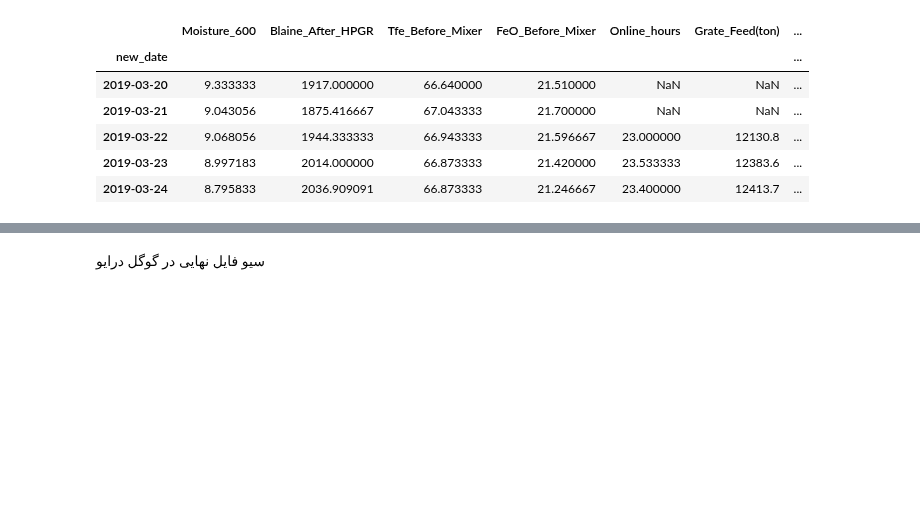
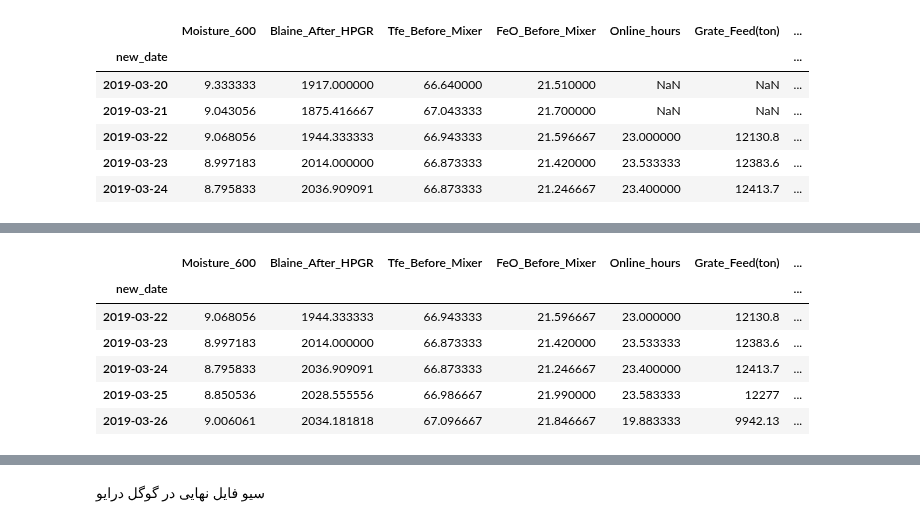
Before and after one commit to heidaralavi/Gas-Prj, a Jupyter notebook: Gas_Prj.ipynb, the cells around one changed output, grey strips where cells are left out. Drawn from its saved outputs; the diff is of its cells as text; code cells hidden in the pictures; blank space fills up the shorter version.

```diff
--- a/Gas_Prj.ipynb
+++ b/Gas_Prj.ipynb
@@ -376,5 +435,14 @@ df[cols] = df[cols].bfill()
 # %%
 df.dropna(how='any',axis=0,inplace=True)
+df.head()
+# %% [output]
+|  | Moisture_600 | Blaine_After_HPGR | Tfe_Before_Mixer | FeO_Before_Mixer | Online_hours | Grate_Feed(ton) | ... |
+| new_date |  |  |  |  |  |  | ... |
+| 2019-03-22 | 9.068056 | 1944.333333 | 66.943333 | 21.596667 | 23.000000 | 12130.8 | ... |
+| 2019-03-23 | 8.997183 | 2014.000000 | 66.873333 | 21.420000 | 23.533333 | 12383.6 | ... |
+| 2019-03-24 | 8.795833 | 2036.909091 | 66.873333 | 21.246667 | 23.400000 | 12413.7 | ... |
+| 2019-03-25 | 8.850536 | 2028.555556 | 66.986667 | 21.990000 | 23.583333 | 12277 | ... |
+| 2019-03-26 | 9.006061 | 2034.181818 | 67.096667 | 21.846667 | 19.883333 | 9942.13 | ... |
 # %%
 df.isnull().sum()
 # %% [output]
```
Also changed, not shown: parts of 8 cells of this notebook.
